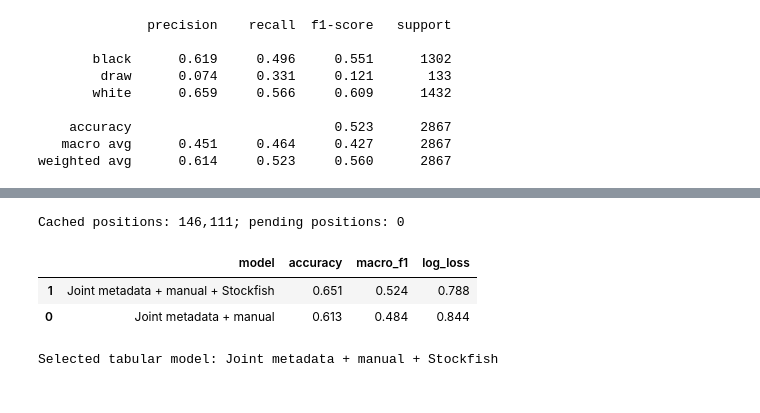
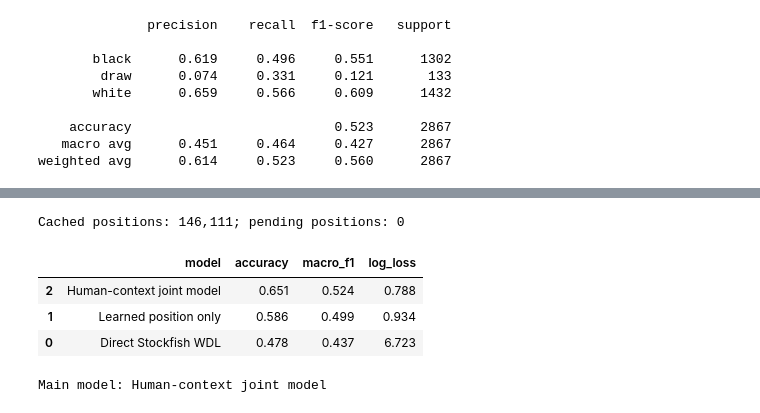
Before and after one commit to processor-zhong/Chess, a Jupyter notebook: CA6001_chess_outcome_prediction.ipynb, the cells around one changed output, grey strips where cells are left out. Drawn from its saved outputs; the diff is of its cells as text; code cells hidden in the pictures.

```diff
--- a/CA6001_chess_outcome_prediction.ipynb
+++ b/CA6001_chess_outcome_prediction.ipynb
@@ -555,9 +529,9 @@ def board_planes(board: chess.Board) -> np.ndarray:
 # %%
-def extract_snapshots(frame: pd.DataFrame) -> tuple[pd.DataFrame, np.ndarray, pd.DataFrame]:
+def extract_snapshots(frame: pd.DataFrame) -> tuple[pd.DataFrame, pd.DataFrame]:
     """Replay games and extract fixed-ply modelling or percentage evaluation snapshots."""
-    records, tensors, failures = [], [], []
+    records, failures = [], []
     for game_index, row in frame.iterrows():
-        record_start, tensor_start = len(records), len(tensors)
+        record_start = len(records)
         tokens = row["moves"].split()
         if row["split"] == "test":
             targets = {
@@ -588,21 +562,16 @@ def extract_snapshots(frame: pd.DataFrame) -> tuple[pd.DataFrame, np.ndarray, pd
                     }
                     record.update(board_features(board, ply))
                     records.append(record)
-                    tensors.append(board_planes(board))
         except ValueError as error:
             failures.append({"game_index": game_index, "game_id": row["id"], "reason": str(error)})
             del records[record_start:]
-            del tensors[tensor_start:]
 
-    snapshot_frame = pd.DataFrame.from_records(records)
-    board_tensor = np.stack(tensors) if tensors else np.empty((0, 17, 8, 8), dtype=np.uint8)
-    return snapshot_frame, board_tensor, pd.DataFrame(failures)
+    return pd.DataFrame.from_records(records), pd.DataFrame(failures)
 
 
-snapshots, boards, parse_failures = extract_snapshots(games)
-assert len(snapshots) == len(boards)
+snapshots, parse_failures = extract_snapshots(games)
 assert not snapshots.isna().any().any()
-print(f"Snapshots: {len(snapshots):,}; board tensor: {boards.shape}; memory: {boards.nbytes / 1_000_000:.1f} MB")
+print(f"Snapshots: {len(snapshots):,}")
 print(f"Games with SAN parsing failures: {len(parse_failures)}")
 display(snapshots.groupby(["split", "sampling_scheme"]).size().to_frame("snapshots"))
 display(snapshots.loc[snapshots["split"].eq("test")].groupby("checkpoint").size().rename("test_games").to_frame())
@@ -720,51 +689,71 @@ y_snapshot = snapshots["target"].to_numpy()
 train_game_counts = snapshots.loc[snapshot_masks["train"]].groupby("game_index").size()
 train_game_targets = games.loc[train_idx, "target"].to_numpy()
 class_counts = np.bincount(train_game_targets, minlength=3)
 class_weights = len(train_game_targets) / (3 * class_counts)
 snapshot_weights = np.ones(len(snapshots), dtype=np.float32)
 train_rows = snapshots.loc[snapshot_masks["train"]]
 snapshot_weights[snapshot_masks["train"]] = [
     class_weights[target] / train_game_counts.loc[game_index]
     for target, game_index in zip(train_rows["target"], train_rows["game_index"])
 ]
 snapshot_weights[snapshot_masks["train"]] /= snapshot_weights[snapshot_masks["train"]].mean()
 
-TABULAR_SPECS = {
-    "Joint metadata + manual": PREMATCH_FEATURES + MANUAL_FEATURES,
-    "Joint metadata + manual + Stockfish": PREMATCH_FEATURES + MANUAL_FEATURES + STOCKFISH_FEATURES,
+MODEL_SPECS = {
+    "Learned position only": STOCKFISH_FEATURES + MANUAL_FEATURES,
+    "Human-context joint model": PREMATCH_FEATURES + STOCKFISH_FEATURES + MANUAL_FEATURES,
 }
-tabular_models, tabular_val_probas, tabular_test_probas, tabular_validation_rows = {}, {}, {}, []
-for name, features in TABULAR_SPECS.items():
+
+
+def stockfish_wdl_proba(frame: pd.DataFrame) -> np.ndarray:
+    """Convert Stockfish WDL counts to Black-win, draw, and White-win probabilities."""
+    white_wins = frame["wdl_wins"].to_numpy(dtype=float)
+    draws = frame["wdl_draws"].to_numpy(dtype=float)
+    black_wins = np.clip(1_000.0 - white_wins - draws, 0.0, 1_000.0)
+    probabilities = np.column_stack([black_wins, draws, white_wins])
+    return probabilities / probabilities.sum(axis=1, keepdims=True)
+
+
+position_models = {}
+validation_probas = {
+    "Direct Stockfish WDL": stockfish_wdl_proba(snapshots.loc[snapshot_masks["validation"]]),
+}
+test_probas = {
+    "Direct Stockfish WDL": stockfish_wdl_proba(snapshots.loc[snapshot_masks["test"]]),
+}
+
+for name, features in MODEL_SPECS.items():
     model = HistGradientBoostingClassifier(
         learning_rate=0.08,
         max_iter=240,
         max_leaf_nodes=31,
         l2_regularization=1.0,
         early_stopping=True,
         random_state=SEED,
     )
     model.fit(
         snapshots.loc[snapshot_masks["train"], features],
         y_snapshot[snapshot_masks["train"]],
         sample_weight=snapshot_weights[snapshot_masks["train"]],
     )
-    val_proba = model.predict_proba(snapshots.loc[snapshot_masks["validation"], features])
-    test_proba = model.predict_proba(snapshots.loc[snapshot_masks["test"], features])
-    tabular_models[name] = model
-    tabular_val_probas[name] = val_proba
-    tabular_test_probas[name] = test_proba
-    tabular_validation_rows.append(metric_row(name, y_snapshot[snapshot_masks["validation"]], val_proba))
+    position_models[name] = model
+    validation_probas[name] = model.predict_proba(snapshots.loc[snapshot_masks["validation"], features])
+    test_probas[name] = model.predict_proba(snapshots.loc[snapshot_masks["test"], features])
 
-tabular_validation = pd.DataFrame(tabular_validation_rows).sort_values("macro_f1", ascending=False)
-display(tabular_validation.style.format({"accuracy": "{:.3f}", "macro_f1": "{:.3f}", "log_loss": "{:.3f}"}))
-best_tabular_name = tabular_validation.iloc[0]["model"]
-best_tabular = tabular_models[best_tabular_name]
-best_tabular_features = TABULAR_SPECS[best_tabular_name]
-print(f"Selected tabular model: {best_tabular_name}")
+validation_comparison = pd.DataFrame([
+    metric_row(name, y_snapshot[snapshot_masks["validation"]], probabilities)
+    for name, probabilities in validation_probas.items()
+]).sort_values("macro_f1", ascending=False)
+display(validation_comparison.style.format({"accuracy": "{:.3f}", "macro_f1": "{:.3f}", "log_loss": "{:.3f}"}))
+
+MAIN_MODEL_NAME = "Human-context joint model"
+main_model = position_models[MAIN_MODEL_NAME]
+main_features = MODEL_SPECS[MAIN_MODEL_NAME]
+print(f"Main model: {MAIN_MODEL_NAME}")
 # %% [output]
 Cached positions: 146,111; pending positions: 0
 |  | model | accuracy | macro_f1 | log_loss |
-| 1 | Joint metadata + manual + Stockfish | 0.651 | 0.524 | 0.788 |
-| 0 | Joint metadata + manual | 0.613 | 0.484 | 0.844 |
+| 2 | Human-context joint model | 0.651 | 0.524 | 0.788 |
+| 1 | Learned position only | 0.586 | 0.499 | 0.934 |
+| 0 | Direct Stockfish WDL | 0.478 | 0.437 | 6.723 |
-Selected tabular model: Joint metadata + manual + Stockfish
+Main model: Human-context joint model
 # %%
```
Also changed, not shown: parts of 16 cells of this notebook, 12 other files.
